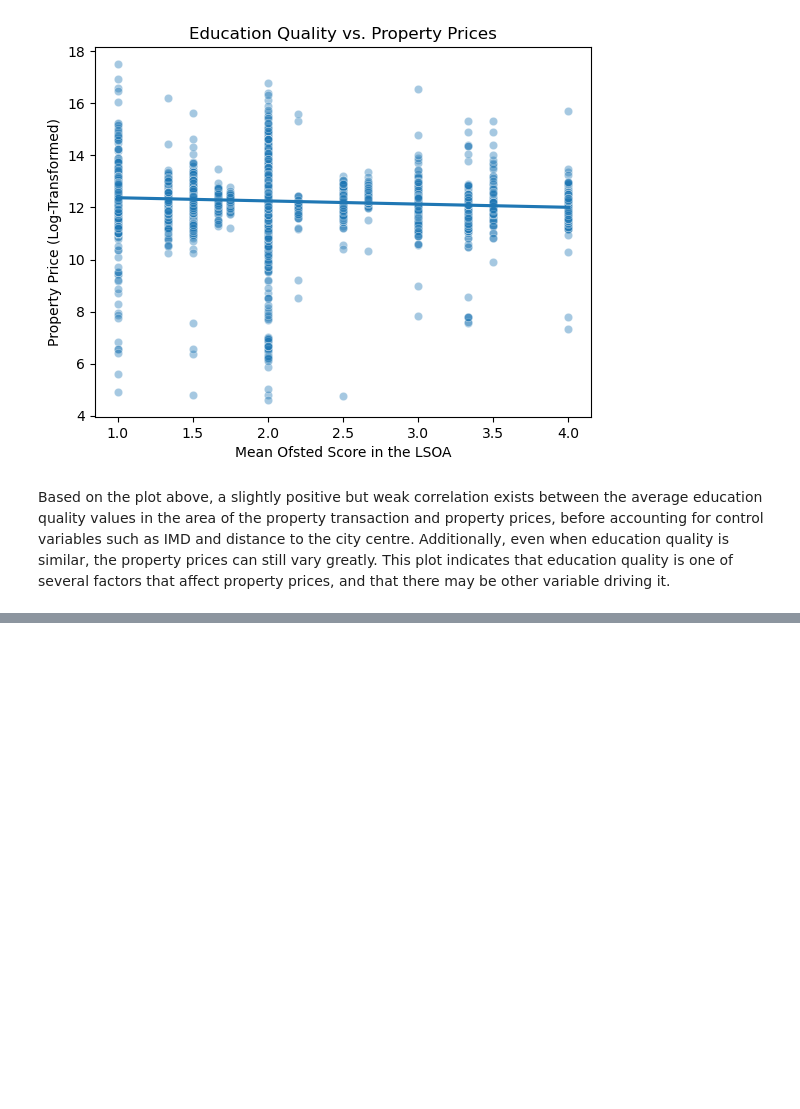
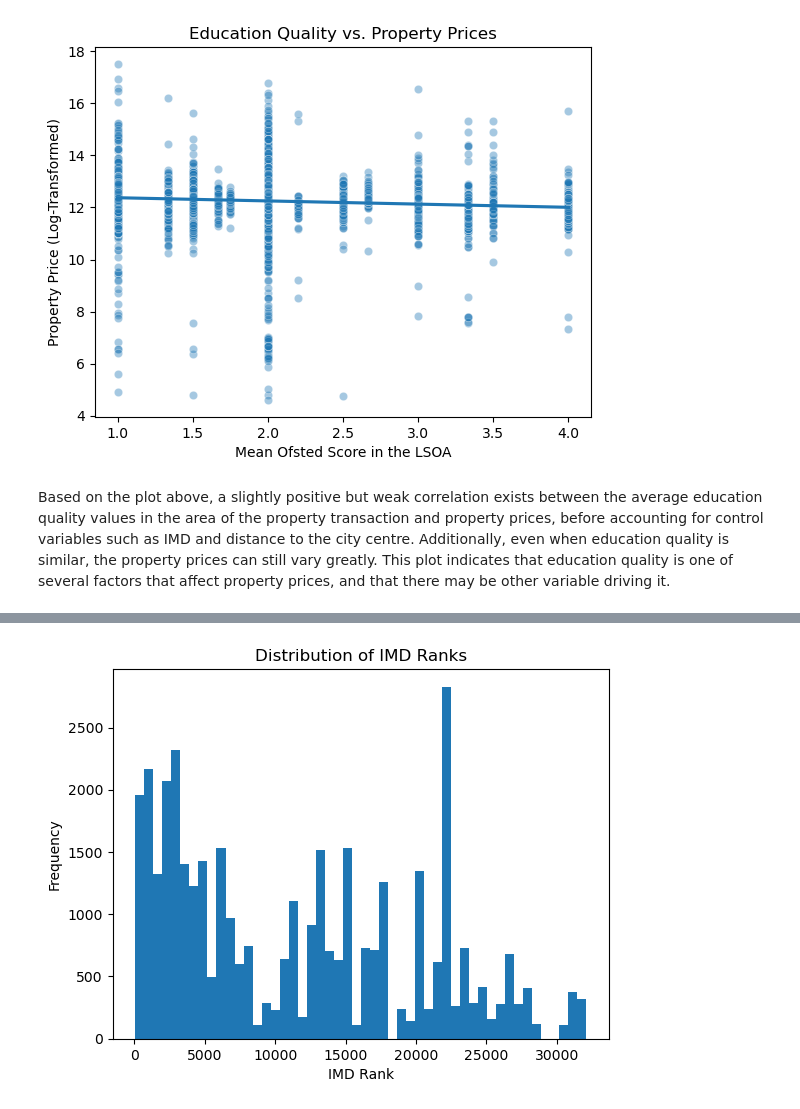
Before and after one commit to jonathanskuy/manchester-property-vs-education, a Jupyter notebook: notebooks/manchester_property_vs_education.ipynb, the cells around one changed output, grey strips where cells are left out. Saved outputs shown, nothing was run; the diff lists cells and outputs as text; code cells hidden in the pictures; blank space fills up the shorter version.

```diff
--- a/notebooks/manchester_property_vs_education.ipynb
+++ b/notebooks/manchester_property_vs_education.ipynb
@@ -1106,0 +1121,10 @@ Based on the plot above, a slightly positive but weak correlation exists between
+# %%
+# Plotting the distribution of IMD ranks
+
+plt.hist(df_final['imd_rank'], bins=50)
+plt.xlabel('IMD Rank')
+plt.ylabel('Frequency')
+plt.title('Distribution of IMD Ranks')
+plt.show()
+# %% [output]
+[figure, added]
```
Also changed, not shown: parts of 9 cells of this notebook.
